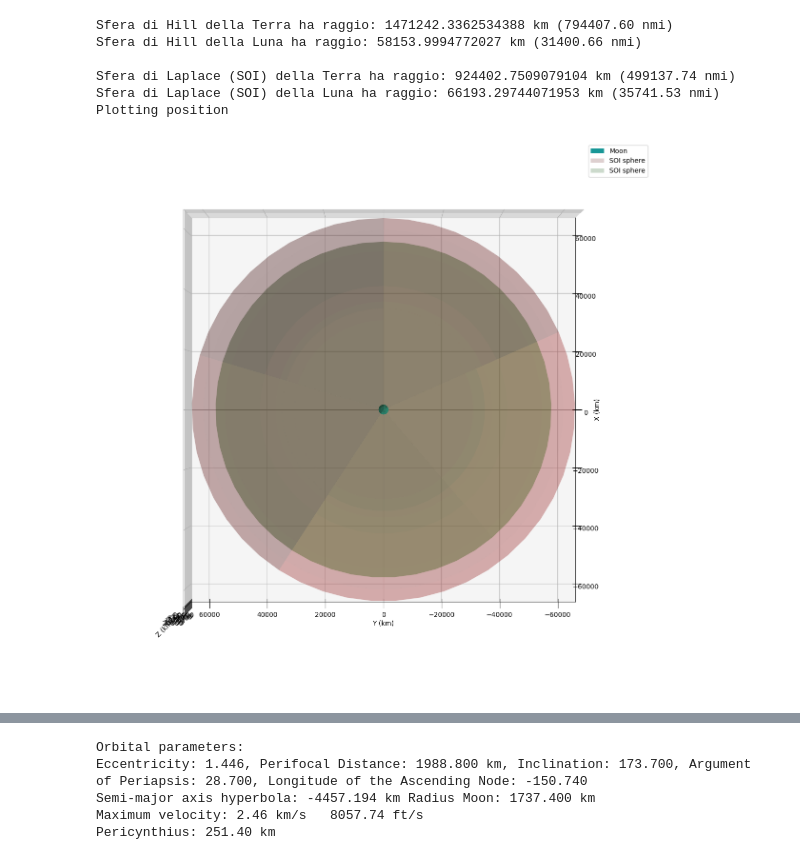
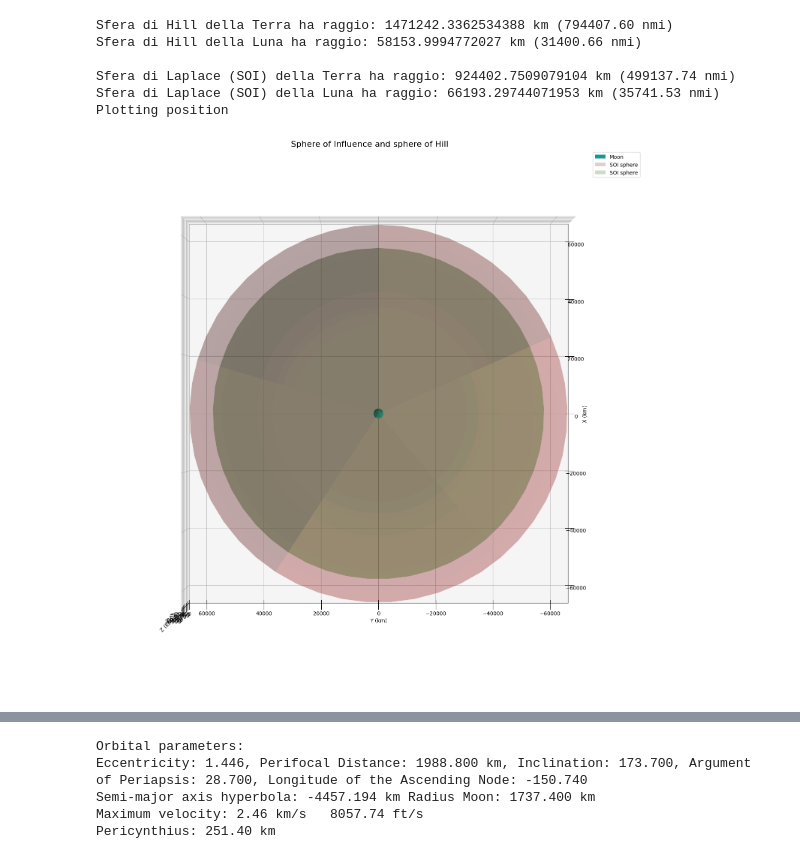
Before and after one commit to alexfum75/Apollo_13, a Jupyter notebook: MoonFlyby.ipynb, the cells around one changed output, grey strips where cells are left out. Saved outputs shown, nothing was run; the diff lists cells and outputs as text; code cells hidden in the pictures.

```diff
--- a/MoonFlyby.ipynb
+++ b/MoonFlyby.ipynb
@@ -71,37 +71,39 @@ def plot_SOI(central_body_radius, SOI_radius, HILL_radius):
 
         ax.set_xlabel('X (km)')
         ax.set_ylabel('Y (km)')
         ax.set_zlabel('Z (km)')
         ax.legend()
         ax.set_aspect('equal', adjustable='box') # 'equal' ensures correct proportions
         plt_SOI.grid(True)
+        plt_SOI.title('Sphere of Influence and sphere of Hill ', fontsize = '16')
+        plt_SOI.savefig(f'SOI_HILL_Sphere_{angle}.png')
+        plt_SOI.tight_layout()
 
-    plt_SOI.title('Trajectory of Apollo 13 Stack around the Moon', fontsize = '14')
     plt_SOI.tight_layout()
-    plt_SOI.show()
-    plt_stack.show()
+    #plt_SOI.show()
+    #plt_stack.show()
 
 if __name__ == "__main__":
     print ("")
     r_hill = calculate_hill_sphere(planet_data['Earth'][0], planet_data['Earth'][2], m_s, planet_data['Earth'][3])
     print (f"Sfera di Hill della Terra ha raggio: {r_hill} km ({r_hill * From_km_nautical_mile:.2f} nmi)")
     r_hill = calculate_hill_sphere(planet_data['Moon'][0], planet_data['Moon'][2], planet_data['Earth'][0], planet_data['Moon'][3])
     print (f"Sfera di Hill della Luna ha raggio: {r_hill} km ({r_hill * From_km_nautical_mile:.2f} nmi)")
     print ("")
     r_laplace = calculate_laplace_sphere(planet_data['Earth'][0], planet_data['Earth'][2], m_s)
     print (f"Sfera di Laplace (SOI) della Terra ha raggio: {r_laplace} km ({r_laplace * From_km_nautical_mile:.2f} nmi)")
     r_laplace = calculate_laplace_sphere(planet_data['Moon'][0], planet_data['Moon'][2], planet_data['Earth'][0])
     print (f"Sfera di Laplace (SOI) della Luna ha raggio: {r_laplace} km ({r_laplace * From_km_nautical_mile:.2f} nmi)")
 
     plot_SOI(R_MOON, r_laplace, r_hill)
 # %% [output]
 Sfera di Hill della Terra ha raggio: 1471242.3362534388 km (794407.60 nmi)
 Sfera di Hill della Luna ha raggio: 58153.9994772027 km (31400.66 nmi)
 
 Sfera di Laplace (SOI) della Terra ha raggio: 924402.7509079104 km (499137.74 nmi)
 Sfera di Laplace (SOI) della Luna ha raggio: 66193.29744071953 km (35741.53 nmi)
 Plotting position
-[figure, old version]
+[figure, new version]
 [figure]
 # %%
 import matplotlib.pyplot as plt_3d_stack
```
Also changed, not shown: 3 other files.
